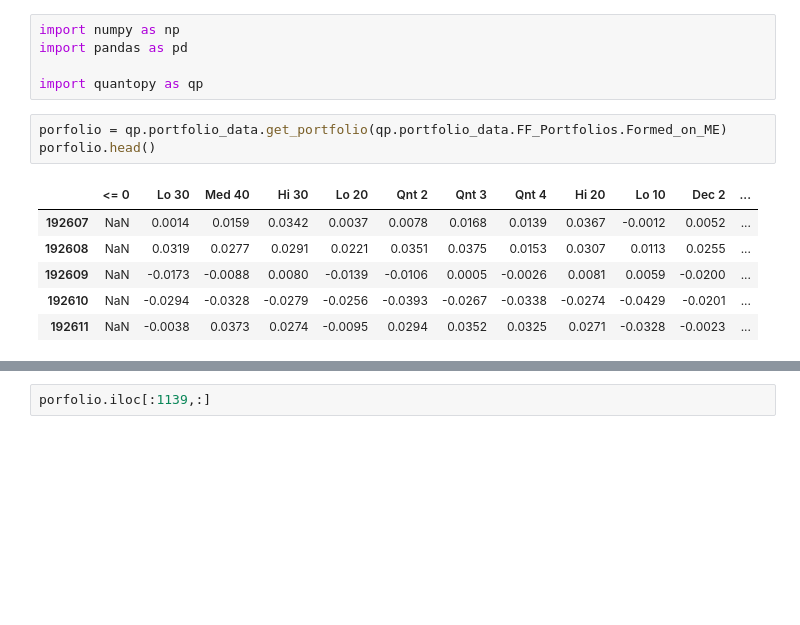
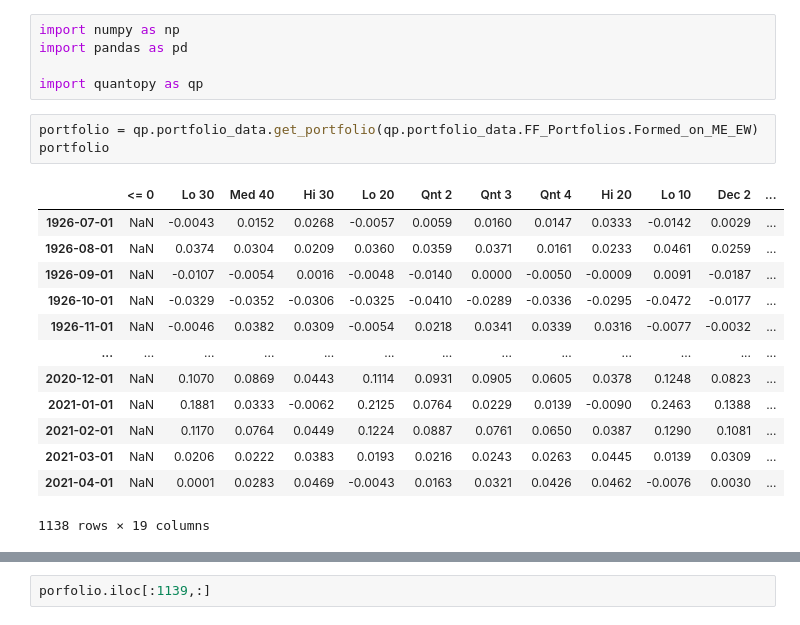
Before and after one commit to quantopy-dev/quantopy, a Jupyter notebook: docs/return-basics-real-data.ipynb, the cells around one changed output, grey strips where cells are left out. Drawn from its saved outputs; the diff is of its cells as text; blank space fills up the shorter version.

Commit message:
rough implementation of EW and VW ME portfolios

```diff
--- a/docs/return-basics-real-data.ipynb
+++ b/docs/return-basics-real-data.ipynb
@@ -8,12 +8,19 @@ import pandas as pd
 
 import quantopy as qp
 # %%
-porfolio = qp.portfolio_data.get_portfolio(qp.portfolio_data.FF_Portfolios.Formed_on_ME)
-porfolio.head()
+portfolio = qp.portfolio_data.get_portfolio(qp.portfolio_data.FF_Portfolios.Formed_on_ME_EW)
+portfolio
 # %% [output]
 |  | <= 0 | Lo 30 | Med 40 | Hi 30 | Lo 20 | Qnt 2 | Qnt 3 | Qnt 4 | Hi 20 | Lo 10 | Dec 2 | ... |
-| 192607 | NaN | 0.0014 | 0.0159 | 0.0342 | 0.0037 | 0.0078 | 0.0168 | 0.0139 | 0.0367 | -0.0012 | 0.0052 | ... |
-| 192608 | NaN | 0.0319 | 0.0277 | 0.0291 | 0.0221 | 0.0351 | 0.0375 | 0.0153 | 0.0307 | 0.0113 | 0.0255 | ... |
-| 192609 | NaN | -0.0173 | -0.0088 | 0.0080 | -0.0139 | -0.0106 | 0.0005 | -0.0026 | 0.0081 | 0.0059 | -0.0200 | ... |
-| 192610 | NaN | -0.0294 | -0.0328 | -0.0279 | -0.0256 | -0.0393 | -0.0267 | -0.0338 | -0.0274 | -0.0429 | -0.0201 | ... |
-| 192611 | NaN | -0.0038 | 0.0373 | 0.0274 | -0.0095 | 0.0294 | 0.0352 | 0.0325 | 0.0271 | -0.0328 | -0.0023 | ... |
+| 1926-07-01 | NaN | -0.0043 | 0.0152 | 0.0268 | -0.0057 | 0.0059 | 0.0160 | 0.0147 | 0.0333 | -0.0142 | 0.0029 | ... |
+| 1926-08-01 | NaN | 0.0374 | 0.0304 | 0.0209 | 0.0360 | 0.0359 | 0.0371 | 0.0161 | 0.0233 | 0.0461 | 0.0259 | ... |
+| 1926-09-01 | NaN | -0.0107 | -0.0054 | 0.0016 | -0.0048 | -0.0140 | 0.0000 | -0.0050 | -0.0009 | 0.0091 | -0.0187 | ... |
+| 1926-10-01 | NaN | -0.0329 | -0.0352 | -0.0306 | -0.0325 | -0.0410 | -0.0289 | -0.0336 | -0.0295 | -0.0472 | -0.0177 | ... |
+| 1926-11-01 | NaN | -0.0046 | 0.0382 | 0.0309 | -0.0054 | 0.0218 | 0.0341 | 0.0339 | 0.0316 | -0.0077 | -0.0032 | ... |
+| ... | ... | ... | ... | ... | ... | ... | ... | ... | ... | ... | ... | ... |
+| 2020-12-01 | NaN | 0.1070 | 0.0869 | 0.0443 | 0.1114 | 0.0931 | 0.0905 | 0.0605 | 0.0378 | 0.1248 | 0.0823 | ... |
+| 2021-01-01 | NaN | 0.1881 | 0.0333 | -0.0062 | 0.2125 | 0.0764 | 0.0229 | 0.0139 | -0.0090 | 0.2463 | 0.1388 | ... |
+| 2021-02-01 | NaN | 0.1170 | 0.0764 | 0.0449 | 0.1224 | 0.0887 | 0.0761 | 0.0650 | 0.0387 | 0.1290 | 0.1081 | ... |
+| 2021-03-01 | NaN | 0.0206 | 0.0222 | 0.0383 | 0.0193 | 0.0216 | 0.0243 | 0.0263 | 0.0445 | 0.0139 | 0.0309 | ... |
+| 2021-04-01 | NaN | 0.0001 | 0.0283 | 0.0469 | -0.0043 | 0.0163 | 0.0321 | 0.0426 | 0.0462 | -0.0076 | 0.0030 | ... |
+1138 rows × 19 columns
```
Also changed, not shown: parts of 2 cells of this notebook, 1 other file.
